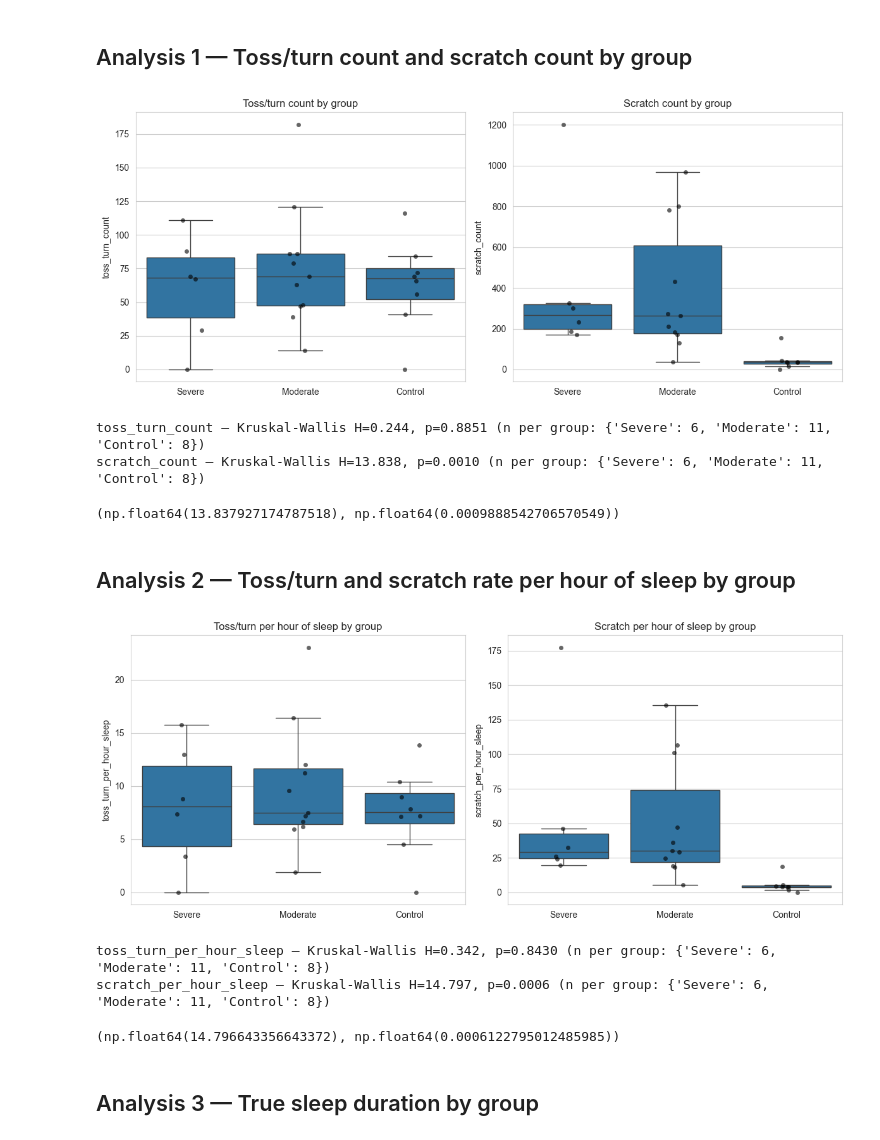
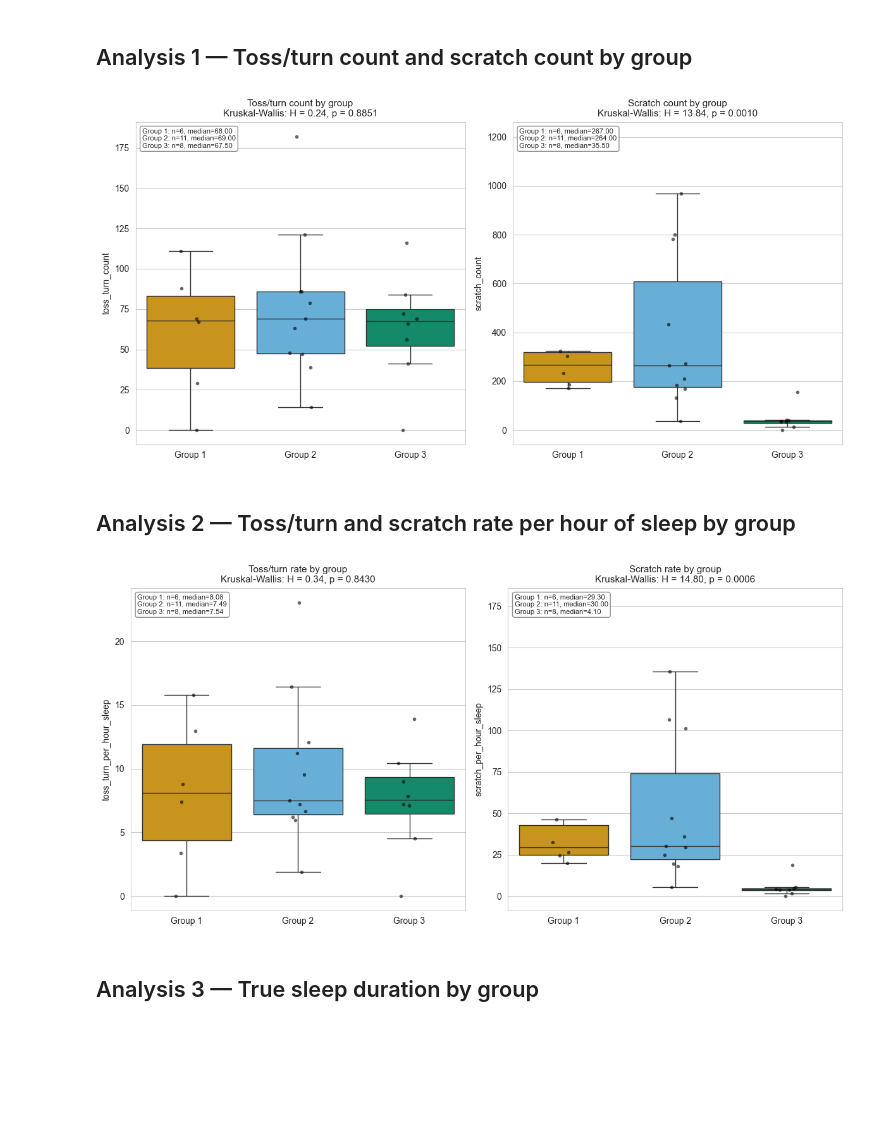
Before and after one commit to ryadl14/Mind_and_Skin, a Jupyter notebook: scripts/tossnturn_analysis.ipynb, the cells around one changed output. Saved outputs shown, nothing was run; the diff lists cells and outputs as text; code cells hidden in the pictures; blank space fills up the shorter version.

Commit message:
Changed group names, colours, and added statistics in the plots.

```diff
--- a/scripts/tossnturn_analysis.ipynb
+++ b/scripts/tossnturn_analysis.ipynb
@@ -21,6 +21,14 @@ import re
 import itertools
 
 sns.set_style('whitegrid')
+
+# Okabe-Ito colourblind-safe palette, fixed per group across every plot in this notebook
+GROUP_PALETTE = {
+    'Group 1': '#E69F00',  # orange
+    'Group 2': '#56B4E9',  # sky blue
+    'Group 3': '#009E73',  # bluish green
+}
+GROUP_ORDER = ['Group 1', 'Group 2', 'Group 3']
 # %% [markdown]
 ## 1. Load data and prepare groups
 # %%
@@ -30,7 +38,7 @@ processed_dir = Path("C:/Users/ryadl/Desktop/EMFIT_local/Emfit_1/data/processed"
 df = pd.read_csv(participant_data_path)
 df = df[df['sync_status'] == 'OK'].copy()
 
-GROUP_LABELS = {1: 'Severe', 2: 'Moderate', 3: 'Control'}
+GROUP_LABELS = {1: 'Group 1', 2: 'Group 2', 3: 'Group 3'}
 df['group'] = pd.to_numeric(df['group'], errors='coerce')
 df['group_label'] = df['group'].map(GROUP_LABELS)
 df['easi'] = pd.to_numeric(df['easi'], errors='coerce')
@@ -170,37 +302,23 @@ def kruskal_by_group(data, value_col, group_col='group_label', order=GROUP_ORDER
 # %% [markdown]
 ## Analysis 1 — Toss/turn count and scratch count by group
 # %%
-fig, axs = plt.subplots(1, 2, figsize=(12, 5))
+fig, axs = plt.subplots(1, 2, figsize=(12, 6))
 group_boxplot(df, 'toss_turn_count', 'Toss/turn count by group', axs[0])
 group_boxplot(df, 'scratch_count', 'Scratch count by group', axs[1])
 plt.tight_layout()
 plt.show()
-
-print()
-kruskal_by_group(df, 'toss_turn_count')
-kruskal_by_group(df, 'scratch_count')
 # %% [output]
-[figure, old version]
+[figure, new version]
-toss_turn_count — Kruskal-Wallis H=0.244, p=0.8851 (n per group: {'Severe': 6, 'Moderate': 11, 'Control': 8})
-scratch_count — Kruskal-Wallis H=13.838, p=0.0010 (n per group: {'Severe': 6, 'Moderate': 11, 'Control': 8})
-(np.float64(13.837927174787518), np.float64(0.0009888542706570549))
 # %% [markdown]
 ## Analysis 2 — Toss/turn and scratch rate per hour of sleep by group
 # %%
-fig, axs = plt.subplots(1, 2, figsize=(12, 5))
-group_boxplot(df, 'toss_turn_per_hour_sleep', 'Toss/turn per hour of sleep by group', axs[0])
-group_boxplot(df, 'scratch_per_hour_sleep', 'Scratch per hour of sleep by group', axs[1])
+fig, axs = plt.subplots(1, 2, figsize=(12, 6))
+group_boxplot(df, 'toss_turn_per_hour_sleep', 'Toss/turn rate by group', axs[0])
+group_boxplot(df, 'scratch_per_hour_sleep', 'Scratch rate by group', axs[1])
 plt.tight_layout()
 plt.show()
-
-print()
-kruskal_by_group(df, 'toss_turn_per_hour_sleep')
-kruskal_by_group(df, 'scratch_per_hour_sleep')
 # %% [output]
-[figure, old version]
+[figure, new version]
-toss_turn_per_hour_sleep — Kruskal-Wallis H=0.342, p=0.8430 (n per group: {'Severe': 6, 'Moderate': 11, 'Control': 8})
-scratch_per_hour_sleep — Kruskal-Wallis H=14.797, p=0.0006 (n per group: {'Severe': 6, 'Moderate': 11, 'Control': 8})
-(np.float64(14.796643356643372), np.float64(0.0006122795012485985))
 # %% [markdown]
 ## Analysis 3 — True sleep duration by group
 # %%
```
Also changed, not shown: parts of 5 cells of this notebook.
